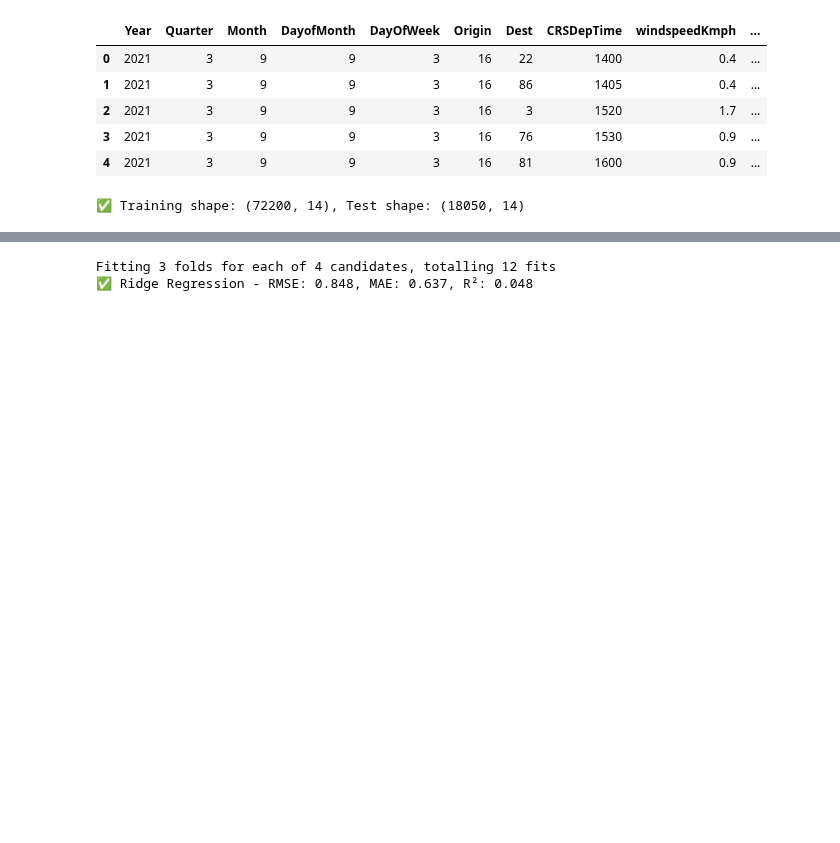
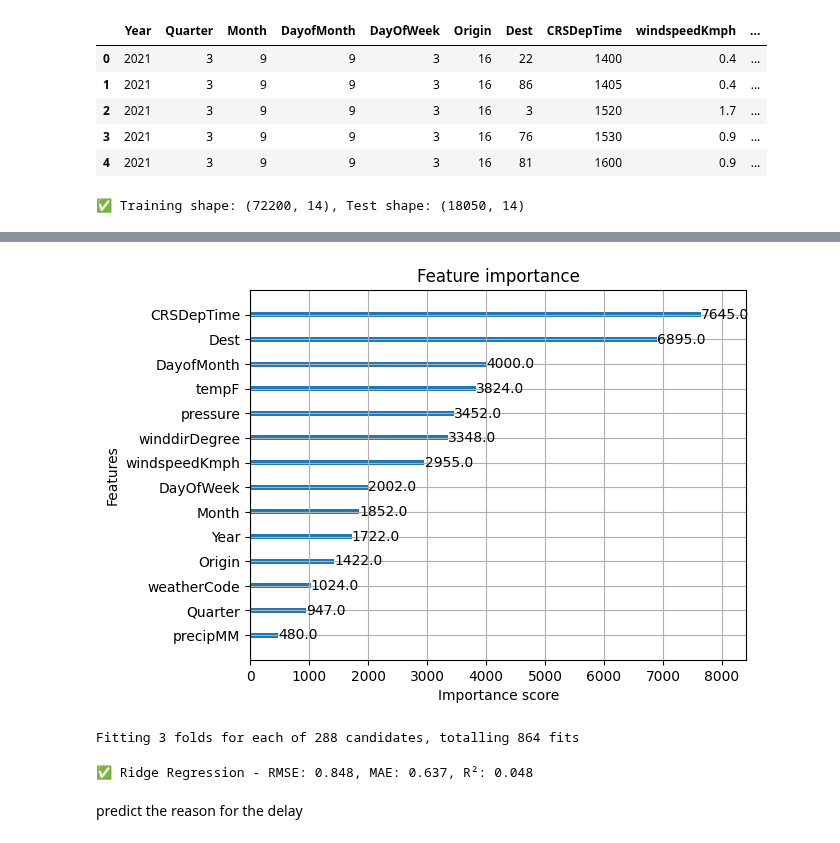
Before and after one commit to ZahraZellazi/DelayPrediction, a Jupyter notebook: DelayPrediction.ipynb, the cells around one changed output, grey strips where cells are left out. Drawn from its saved outputs; the diff is of its cells as text; code cells hidden in the pictures; blank space fills up the shorter version.

```diff
--- a/DelayPrediction.ipynb
+++ b/DelayPrediction.ipynb
@@ -2588,3 +2547,9 @@ Passing `palette` without assigning `hue` is deprecated and will be removed in v
+# %%
+import matplotlib.pyplot as plt
+xgb.plot_importance(best_xgb, max_num_features=20)
+plt.show()
+# %% [output]
+[figure, added]
 # %%
 from sklearn.linear_model import Ridge
 from sklearn.model_selection import GridSearchCV
@@ -2596,7 +2561,12 @@ X_test.columns = X_test.columns.astype(str)
 ridge_model = Ridge(random_state=42)
 
 # Parameter grid
-param_grid_ridge = {'alpha': [0.1, 1.0, 10.0, 50.0]}
+param_grid_ridge = {
+    'alpha': [0.01, 0.1, 1.0, 10.0, 50.0, 100.0, 200.0, 500.0],
+    'solver': ['auto', 'svd', 'cholesky', 'lsqr', 'sag', 'saga'],
+    'fit_intercept': [True, False],
+    'tol': [1e-3, 1e-4, 1e-5]
+}
 
 # Grid search
 grid_ridge = GridSearchCV(
@@ -2617,5 +2587,7 @@ r2_ridge = r2_score(y_test, y_pred_ridge)
 
 print(f"✅ Ridge Regression - RMSE: {rmse_ridge:.3f}, MAE: {mae_ridge:.3f}, R²: {r2_ridge:.3f}")
 # %% [output]
-Fitting 3 folds for each of 4 candidates, totalling 12 fits
-✅ Ridge Regression - RMSE: 0.848, MAE: 0.637, R²: 0.048
+Fitting 3 folds for each of 288 candidates, totalling 864 fits
+✅ Ridge Regression - RMSE: 0.848, MAE: 0.637, R²: 0.048
+# %% [markdown]
+predict the reason for the delay
```
Also changed, not shown: parts of 14 cells of this notebook.
